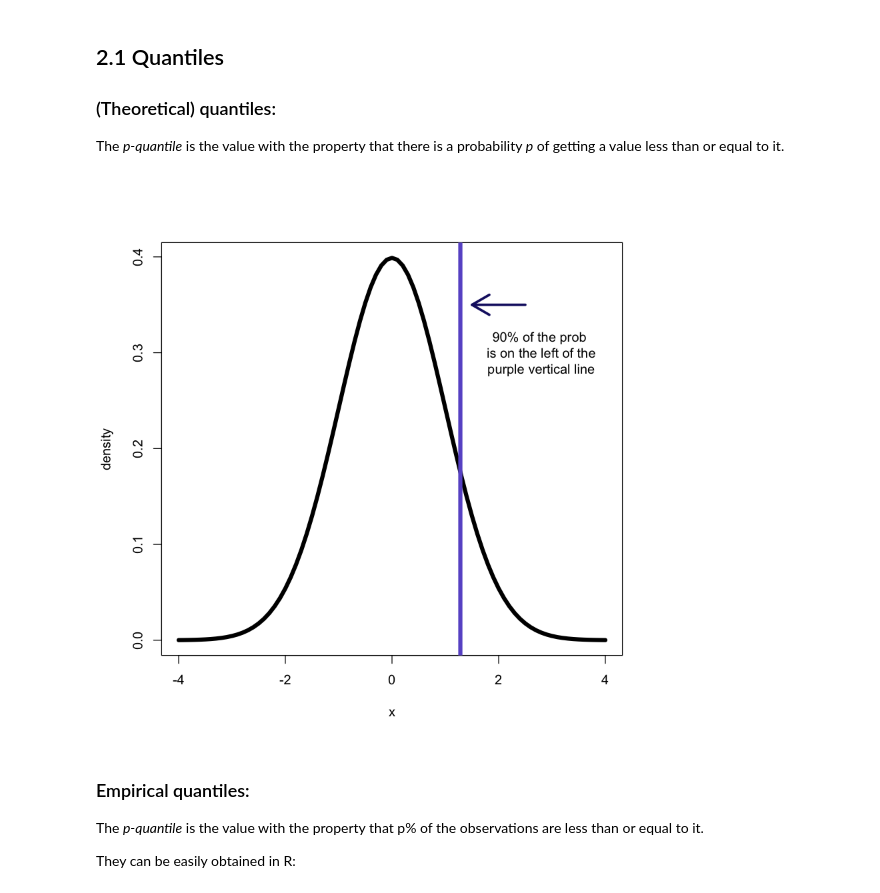
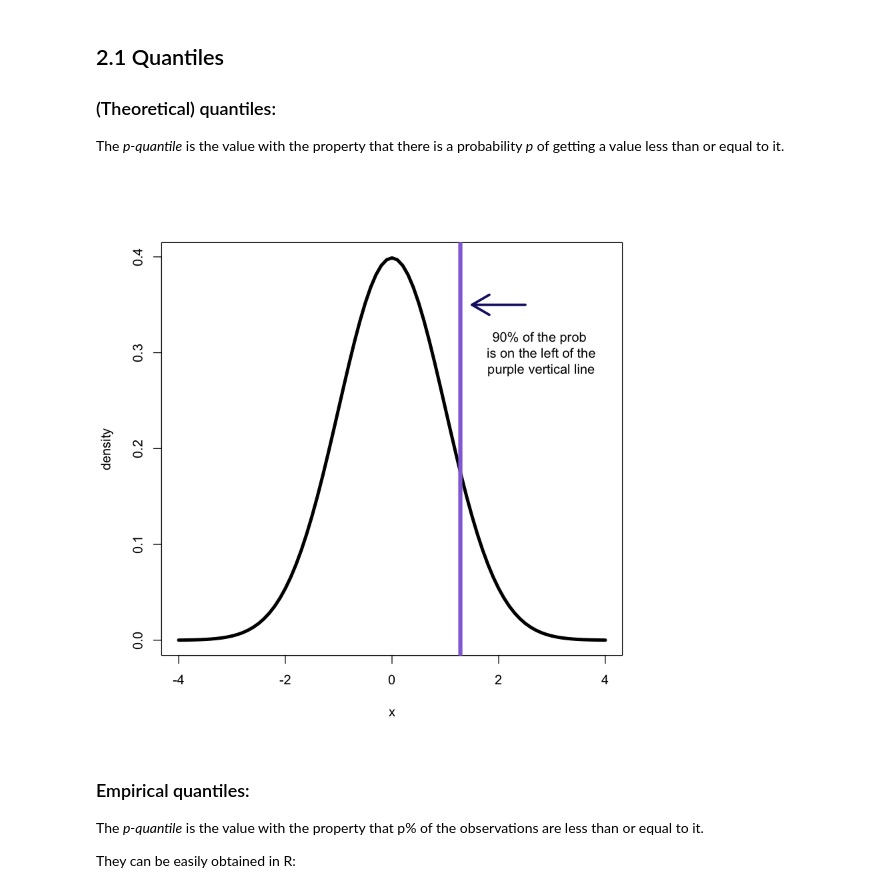
Before and after one commit to trallard/BAD_days, a Jupyter notebook: Day1/Comments.ipynb, the cells around one changed output. Drawn from its saved outputs; the diff is of its cells as text; code cells hidden in the pictures.

```diff
--- a/Day1/Comments.ipynb
+++ b/Day1/Comments.ipynb
@@ -71,13 +84,13 @@ x<-seq(-4,4,.1)
 f<-dnorm(x, mean = 0, sd = 1)
 # %%
 # plotting
-plot(x, f, xlab = "x", ylab = "density", type = "l", lwd = 5)
-abline(v = q90, col = 'slateblue', lwd = 5)
+plot(x, f, xlab = "x", ylab = "density", type = "l", lwd = 4)
+abline(v = q90, col = 'mediumpurple', lwd = 5)
 arrows(2.5, 0.35, 1.5, 0.35, lwd = 3, col = 'midnightblue')
 text(x = 2.8, y = 0.3, label ='90% of the prob \n is on the left of the
 purple vertical line');
 # %% [output]
-[figure, old version]
+[figure, new version]
 # %% [markdown]
 ### Empirical quantiles:
 
```
Also changed, not shown: parts of 13 cells of this notebook, 1 other file.
